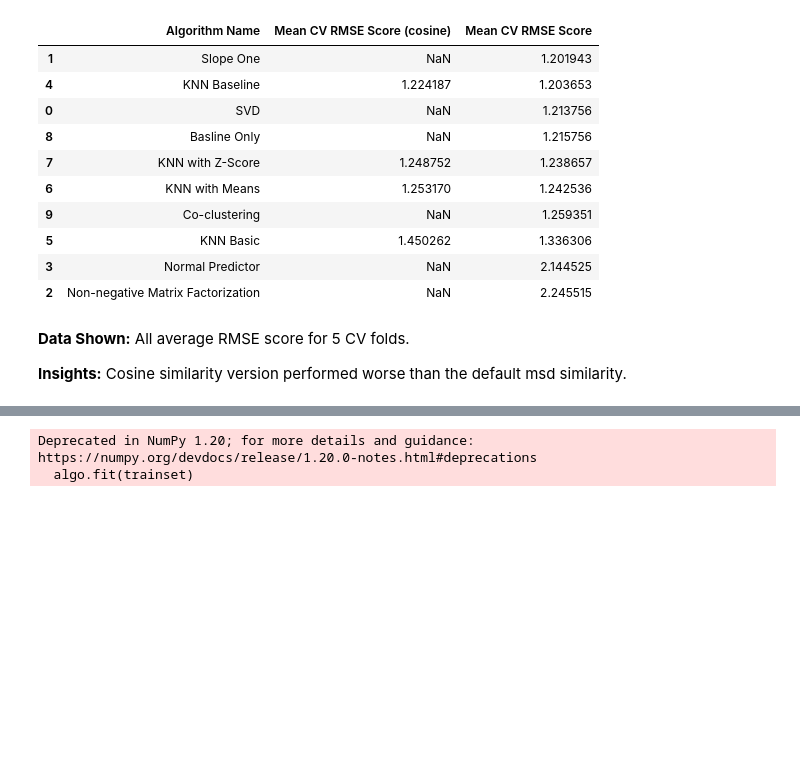
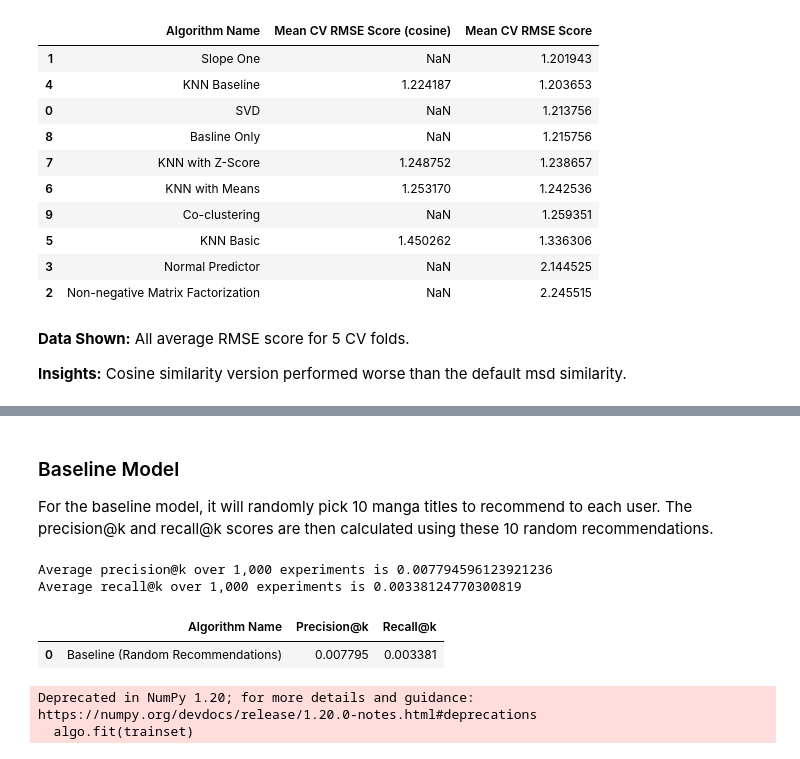
Before and after one commit to bryansoh/manga-recommender, a Jupyter notebook: code/4. Modeling.ipynb, the cells around one changed output, grey strips where cells are left out. Cells and saved outputs as stored; diff of their text form; code cells hidden in the pictures; blank space fills up the shorter version.

Commit message:
baseline

```diff
--- a/code/4. Modeling.ipynb
+++ b/code/4. Modeling.ipynb
@@ -248,3 +245,52 @@ Between the 2 scores, recall@k will be prioritized over precision@k. The rationa
+# %% [markdown]
+### Baseline Model
+
+For the baseline model, it will randomly pick 10 manga titles to recommend to each user. The precision@k and recall@k scores are then calculated using these 10 random recommendations.
+# %%
+list_of_titles = reading_no_zero_df['item'].unique().tolist()
+list_of_users = reading_no_zero_df['user'].unique().tolist()
+k = 10
+
+# Precision@k calculation using random 1000 experiments
+precision = []
+recall = []
+
+for i in tqdm(range(reading_no_zero_df['user'].nunique())):
+    random_user = choice(list_of_users)
+    random_user_titles = reading_no_zero_df[(reading_no_zero_df['user']==random_user) & (reading_no_zero_df['rating']>=7)]['item'].unique().tolist()
+    total_relevant_titles = reading_no_zero_df[(reading_no_zero_df['user']==random_user) & (reading_no_zero_df['rating']>=7)]['item'].nunique()
+
+    # Since all titles can be selected, we select a random k titles
+    random_10_titles = sample(list_of_titles, k)
+    num_correct_titles = []
+    for title in random_10_titles:
+        if title in random_user_titles:
+            num_correct_titles.append(title)
+
+    if total_relevant_titles == 0:
+        recall.append(0)
+    else:
+        recall.append(len(num_correct_titles)/total_relevant_titles)
+
+    precision.append(len(num_correct_titles)/10)
+
+    list_of_users.remove(random_user)
+
+precision_at_k = sum(precision)/len(precision)
+recall_at_k = sum(recall)/len(recall)
+
+print(f'Average precision@k over 1,000 experiments is {precision_at_k}')
+print(f'Average recall@k over 1,000 experiments is {recall_at_k}')
+# %% [output]
+Average precision@k over 1,000 experiments is 0.007794596123921236
+Average recall@k over 1,000 experiments is 0.00338124770300819
+# %%
+baseline_results = pd.DataFrame(columns = ['Algorithm Name', 'Precision@k', 'Recall@k'])
+baseline_results.loc[0] = ['Baseline (Random Recommendations)',precision_at_k, recall_at_k]
+baseline_results
+# %% [output]
+|  | Algorithm Name | Precision@k | Recall@k |
+| 0 | Baseline (Random Recommendations) | 0.007795 | 0.003381 |
 # %%
 # from surprise FAQ https://surprise.readthedocs.io/en/stable/FAQ.html
 def precision_recall_at_k(predictions, k=10, threshold=3.5):
```
Also changed, not shown: parts of 3 cells of this notebook, 2 other files.
